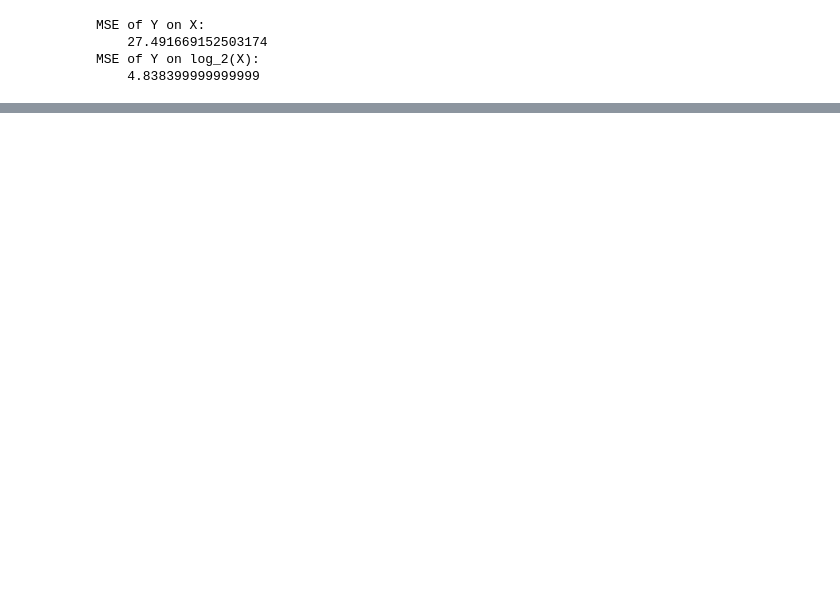
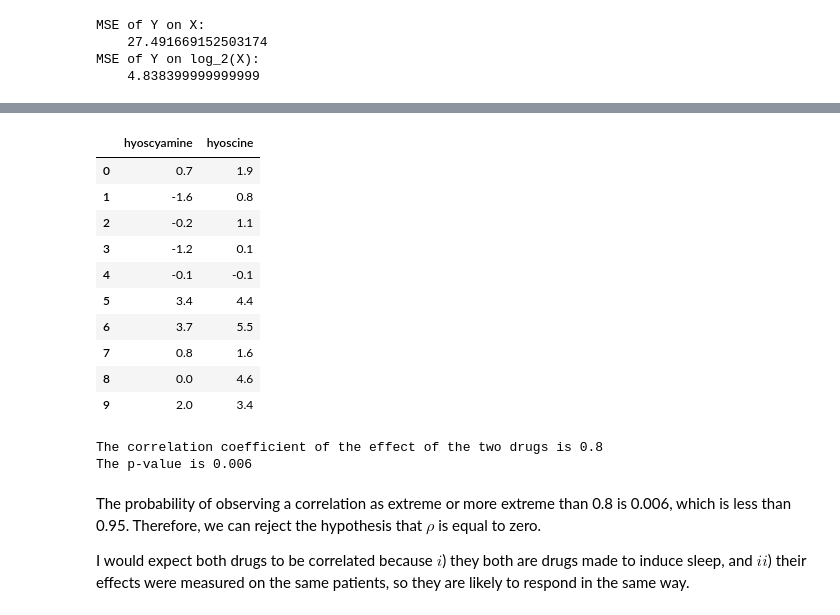
Before and after one commit to ArturoSbr/Principles-of-Statistics-MG-Bulmer-1965, a Jupyter notebook: 12. Regression and Correlation.ipynb, the cells around one changed output, grey strips where cells are left out. Drawn from its saved outputs; the diff is of its cells as text; code cells hidden in the pictures; blank space fills up the shorter version.

```diff
--- a/12. Regression and Correlation.ipynb
+++ b/12. Regression and Correlation.ipynb
@@ -147,0 +341,28 @@ Find the residual sum of squares in the above example (a) directly by squaring t
+# %%
+df = pd.DataFrame({'hyoscyamine':[0.7,-1.6,-0.2,-1.2,-0.1,3.4,3.7,0.8,0,2],
+                   'hyoscine':[1.9,0.8,1.1,0.1,-0.1,4.4,5.5,1.6,4.6,3.4]})
+df
+# %% [output]
+|  | hyoscyamine | hyoscine |
+| 0 | 0.7 | 1.9 |
+| 1 | -1.6 | 0.8 |
+| 2 | -0.2 | 1.1 |
+| 3 | -1.2 | 0.1 |
+| 4 | -0.1 | -0.1 |
+| 5 | 3.4 | 4.4 |
+| 6 | 3.7 | 5.5 |
+| 7 | 0.8 | 1.6 |
+| 8 | 0.0 | 4.6 |
+| 9 | 2.0 | 3.4 |
+# %%
+# Get coefficient and p value
+r, p = stats.pearsonr(df['hyoscyamine'], df['hyoscine'])
+print('The correlation coefficient of the effect of the two drugs is', round(r, 2))
+print('The p-value is', round(p, 3))
+# %% [output]
+The correlation coefficient of the effect of the two drugs is 0.8
+The p-value is 0.006
+# %% [markdown]
+The probability of observing a correlation as extreme or more extreme than 0.8 is 0.006, which is less than 0.95. Therefore, we can reject the hypothesis that $\rho$ is equal to zero.
+
+I would expect both drugs to be correlated because $i$) they both are drugs made to induce sleep, and $ii$) their effects were measured on the same patients, so they are likely to respond in the same way.
```
Also changed, not shown: parts of 21 cells of this notebook.
